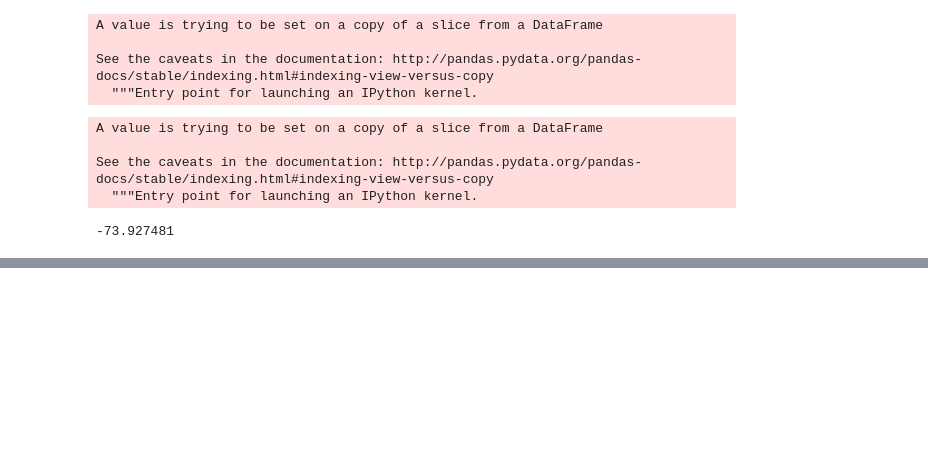
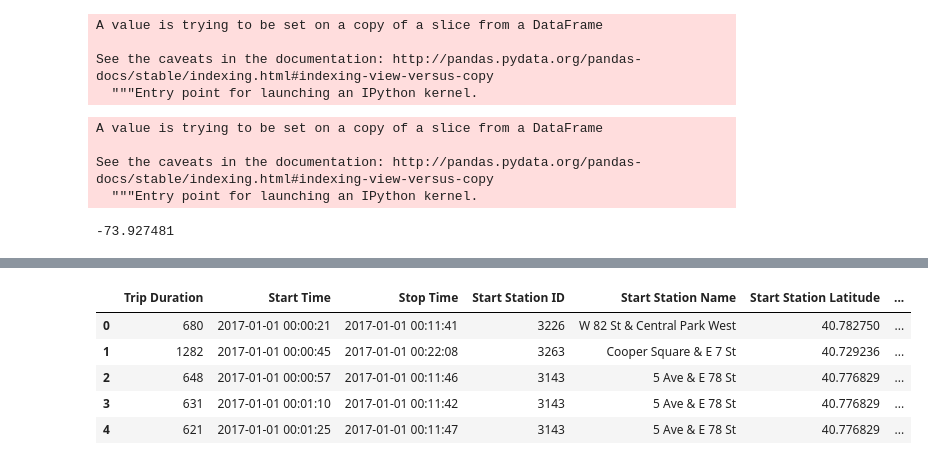
Before and after one commit to inistar/mta-bike-ds, a Jupyter notebook: mta_taxi_EDA.ipynb, the cells around one changed output, grey strips where cells are left out. Drawn from its saved outputs; the diff is of its cells as text; code cells hidden in the pictures; blank space fills up the shorter version.

```diff
--- a/mta_taxi_EDA.ipynb
+++ b/mta_taxi_EDA.ipynb
@@ -135,0 +170,17 @@ mta_loc['long'][244]
+# %%
+bike_df['month'] = bike_df['Start Time'].dt.month
+# %%
+bike_df['year'] = bike_df['Start Time'].dt.year
+# %%
+bike_df['day_of_week'] = bike_df['Start Time'].dt.weekday_name
+# %%
+bike_df['time_of_day'] = bike_df['Start Time'].dt.hour
+# %%
+bike_df.head()
+# %% [output]
+|  | Trip Duration | Start Time | Stop Time | Start Station ID | Start Station Name | Start Station Latitude | ... |
+| 0 | 680 | 2017-01-01 00:00:21 | 2017-01-01 00:11:41 | 3226 | W 82 St & Central Park West | 40.782750 | ... |
+| 1 | 1282 | 2017-01-01 00:00:45 | 2017-01-01 00:22:08 | 3263 | Cooper Square & E 7 St | 40.729236 | ... |
+| 2 | 648 | 2017-01-01 00:00:57 | 2017-01-01 00:11:46 | 3143 | 5 Ave & E 78 St | 40.776829 | ... |
+| 3 | 631 | 2017-01-01 00:01:10 | 2017-01-01 00:11:42 | 3143 | 5 Ave & E 78 St | 40.776829 | ... |
+| 4 | 621 | 2017-01-01 00:01:25 | 2017-01-01 00:11:47 | 3143 | 5 Ave & E 78 St | 40.776829 | ... |
```
Also changed, not shown: parts of 12 cells of this notebook.
